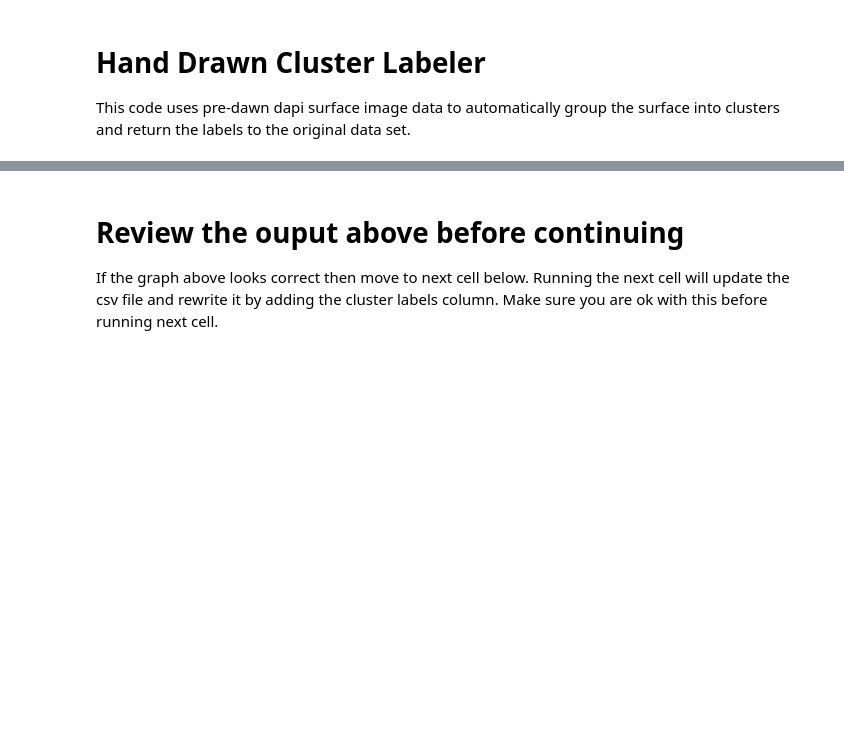
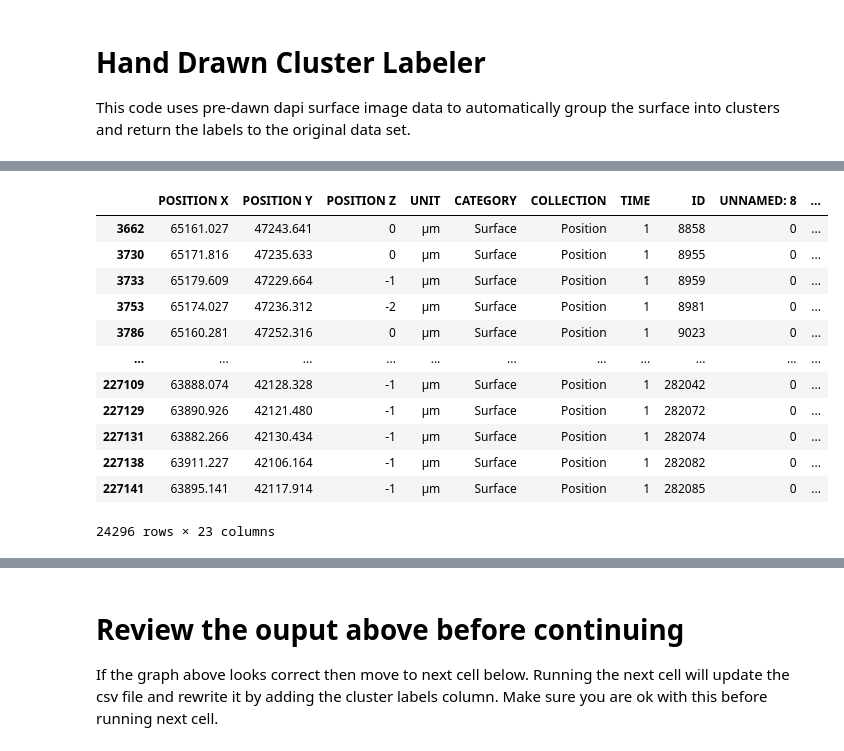
Before and after one commit to helclp/lab_proj1, a Jupyter notebook: clusterer_for_hand_drawn.ipynb, the cells around one changed output, grey strips where cells are left out. Drawn from its saved outputs; the diff is of its cells as text; code cells hidden in the pictures; blank space fills up the shorter version.

```diff
--- a/clusterer_for_hand_drawn.ipynb
+++ b/clusterer_for_hand_drawn.ipynb
@@ -45,3 +45,23 @@ Reading: csv_for_tools/cluster_position_Detailed.csv
+# %%
+df['CLUSTER POSITION'] = df['CLUSTER POSITION'].replace(0, 'not in cluster')
+df
+
+cluster_df = df[df['CLUSTER POSITION'] != 'not in cluster']
+cluster_df
+# %% [output]
+|  | POSITION X | POSITION Y | POSITION Z | UNIT | CATEGORY | COLLECTION | TIME | ID | UNNAMED: 8 | ... |
+| 3662 | 65161.027 | 47243.641 | 0 | µm | Surface | Position | 1 | 8858 | 0 | ... |
+| 3730 | 65171.816 | 47235.633 | 0 | µm | Surface | Position | 1 | 8955 | 0 | ... |
+| 3733 | 65179.609 | 47229.664 | -1 | µm | Surface | Position | 1 | 8959 | 0 | ... |
+| 3753 | 65174.027 | 47236.312 | -2 | µm | Surface | Position | 1 | 8981 | 0 | ... |
+| 3786 | 65160.281 | 47252.316 | 0 | µm | Surface | Position | 1 | 9023 | 0 | ... |
+| ... | ... | ... | ... | ... | ... | ... | ... | ... | ... | ... |
+| 227109 | 63888.074 | 42128.328 | -1 | µm | Surface | Position | 1 | 282042 | 0 | ... |
+| 227129 | 63890.926 | 42121.480 | -1 | µm | Surface | Position | 1 | 282072 | 0 | ... |
+| 227131 | 63882.266 | 42130.434 | -1 | µm | Surface | Position | 1 | 282074 | 0 | ... |
+| 227138 | 63911.227 | 42106.164 | -1 | µm | Surface | Position | 1 | 282082 | 0 | ... |
+| 227141 | 63895.141 | 42117.914 | -1 | µm | Surface | Position | 1 | 282085 | 0 | ... |
+24296 rows × 23 columns
 # %%
 # todo assume df's in the future have column called "cluser already" with  0's and 1's and
 # use this to get a subset of the data frame for clustering and return the new labels back to full df
```
Also changed, not shown: parts of 2 cells of this notebook, 7 other files.
